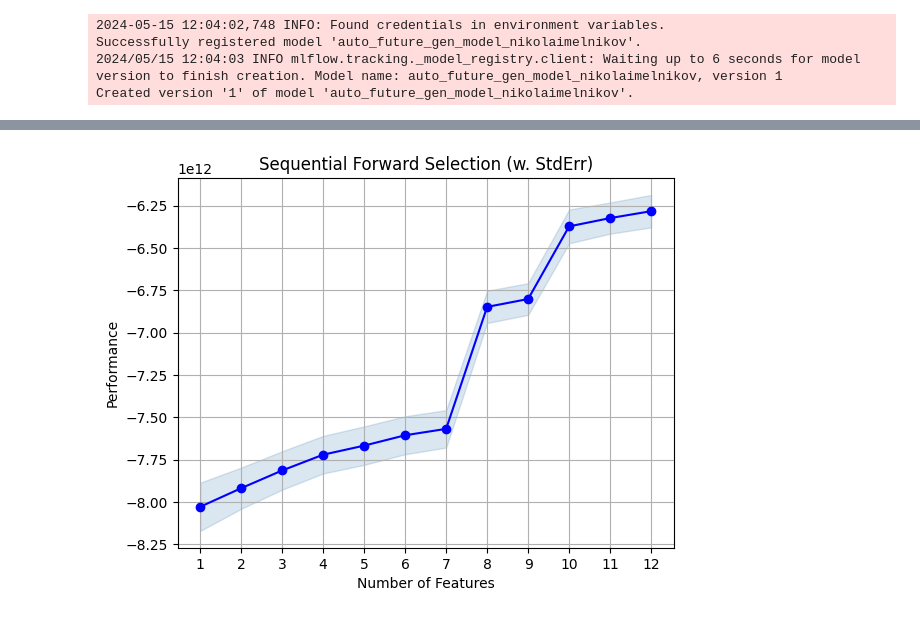
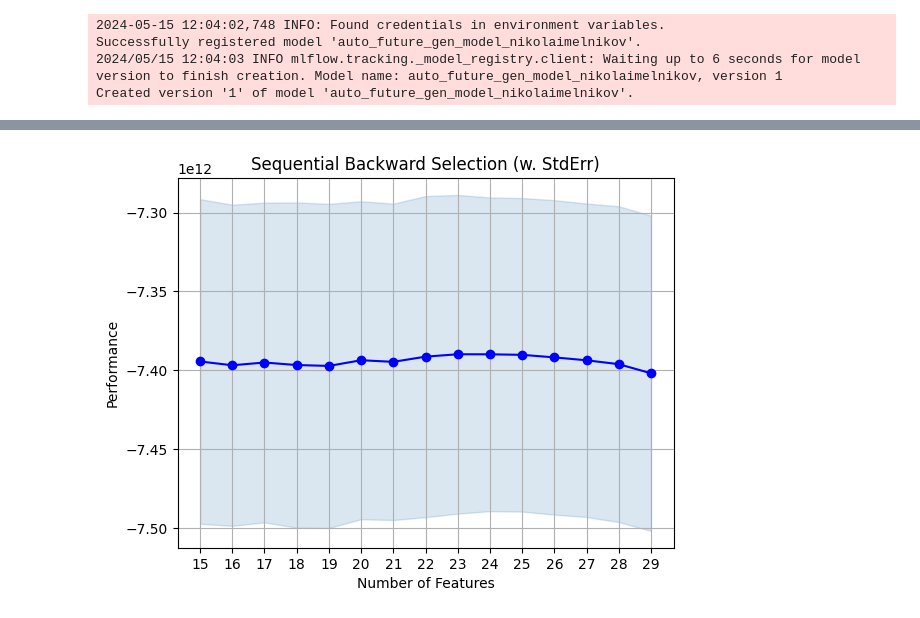
Before and after one commit to NikoMelnikov/mle-project-sprint-2-v001, a Jupyter notebook: model_improvement/project_sprint_2.ipynb, the cells around one changed output, grey strips where cells are left out. Saved outputs shown, nothing was run; the diff lists cells and outputs as text; code cells hidden in the pictures.

Commit message:
Project_v.1

```diff
--- a/model_improvement/project_sprint_2.ipynb
+++ b/model_improvement/project_sprint_2.ipynb
@@ -747,3 +654,19 @@ X_train, X_test, y_train, y_test = train_test_split(X, y, test_size=0.2, random_
+# %%
+# убрал из preprosessor PolynomialFeatures, в виду того что он сильно пересекается по генерации с SFS
+# KBinsDiscretizer хотя и применен условно к цифровым признакам, тем не менее позволит перевести их в разряд категириальных в виду их неоднозначности.
+
+numeric_transformer = ColumnTransformer(transformers=[('kbd', encoder_kbd, num_columns)])
+
+afr_transformer = ColumnTransformer(transformers=[('afr', encoder_afr, afr_columns)])
+
+data_transformer = ColumnTransformer(transformers=[('dt', encoder_mm, data_columns)])
+
+categorical_transformer = Pipeline(steps=[('encoder', encoder_oh)])
+
+preprocessor =  ColumnTransformer(transformers=[('num', numeric_transformer, num_columns),
+                                                ('dt', data_transformer, data_columns ),
+                                                 ('afr', afr_transformer, afr_columns),
+                                                ('cat', categorical_transformer, cat_columns)], n_jobs=-1)
 # %%
 preprocessor.fit_transform(X_train, y_train)
 # %% [output]
@@ -792,6 +679,0 @@ Pipeline(steps=[('preprocessor',
-# %%
-start_time = time.time()
-pipeline.fit(X_train, y_train)
-end_time = time.time()
-training_time = end_time - start_time
-print("Время обучения:", training_time, "секунд")
@@ -875,4 +692,6 @@ pipe = Pipeline(
     ]
     )
 # %%
-sfs =  SFS(estimator = pipe, k_features=12, forward=True, floating=False, scoring= 'neg_mean_squared_error', cv=5, n_jobs=-1)
+# 4.1 Отбор признаков при помощи метода номер 1
+sfs =  SFS(estimator = pipe, k_features=15, forward=True, floating=False, scoring= 'neg_mean_squared_error', cv=5, n_jobs=-1)
+sfs.fit(X_train_processed, y_train)
@@ -900,0 +705,4 @@ top_sfs
+# %%
+# 4.2 Отбор признаков при помощи метода номер 2
+sbs =  SFS(estimator = pipe, k_features=15, forward=False, floating=False, scoring= 'neg_mean_squared_error', cv=5, n_jobs=-1)
+sbs.fit(X_train_processed, y_train)
@@ -901,8 +751,11 @@ top_sfs
 # %%
-fig = plot_sfs(sfs.get_metric_dict(), kind='std_err')
+fig = plot_sfs(sbs.get_metric_dict(), kind='std_err')
 
-plt.title('Sequential Forward Selection (w. StdErr)')
+plt.title('Sequential Backward Selection (w. StdErr)')
 plt.grid()
+
+plt.savefig("/home/mle-user/mle_projects/mle-project-sprint-2-v001/model_improvement/fs_assets/sbs.png")
+
 plt.show()
 # %% [output]
-[figure, old version]
+[figure, new version]
```
Also changed, not shown: parts of 92 cells of this notebook, 3 other files.
